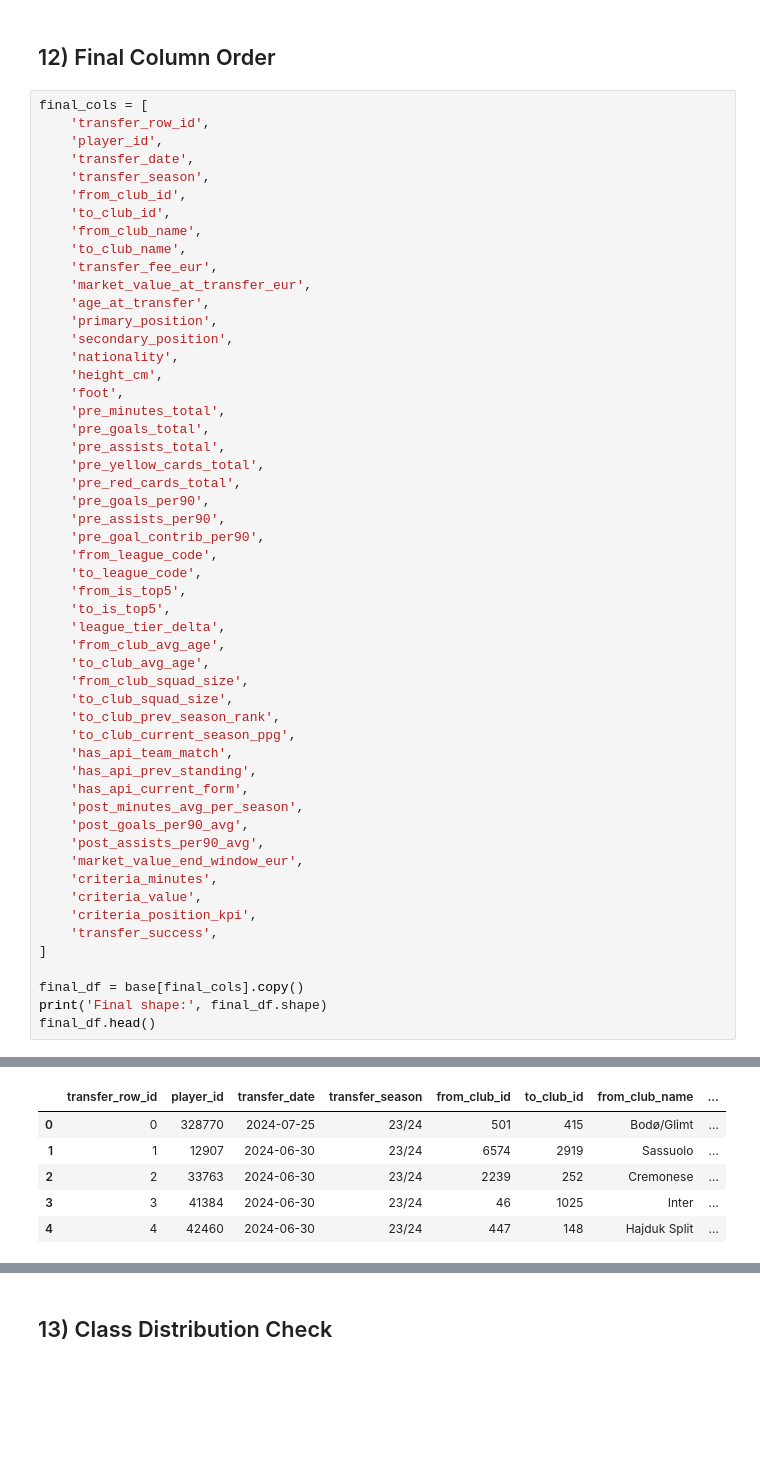
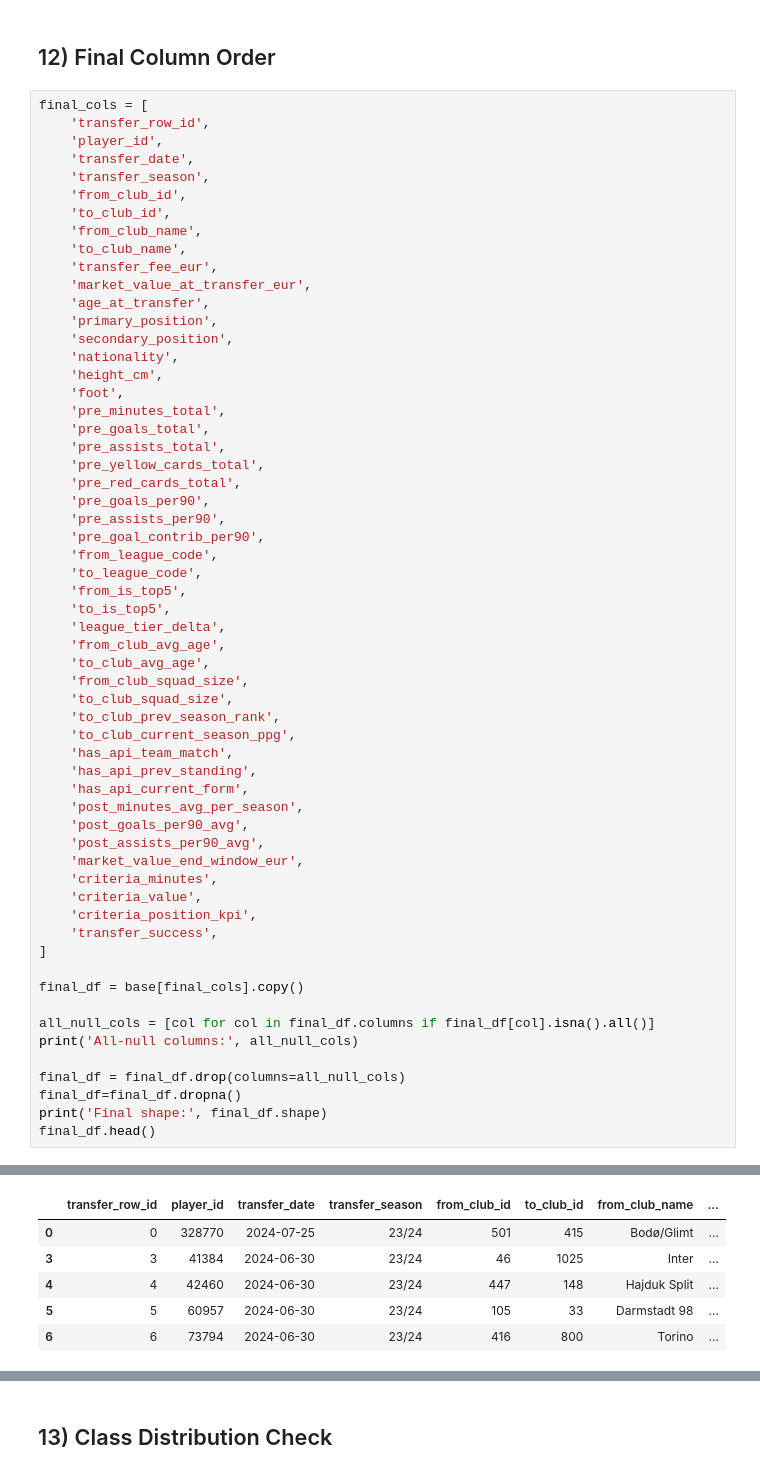
Before and after one commit to kirobaghdad/ScoutRadar, a Jupyter notebook: notebooks/01_build_transfer_success_dataset.ipynb, the cells around one changed output, grey strips where cells are left out. Drawn from its saved outputs; the diff is of its cells as text; blank space fills up the shorter version.

```diff
--- a/notebooks/01_build_transfer_success_dataset.ipynb
+++ b/notebooks/01_build_transfer_success_dataset.ipynb
@@ -378,6 +400,12 @@ final_cols = [
 ]
 
 final_df = base[final_cols].copy()
+
+all_null_cols = [col for col in final_df.columns if final_df[col].isna().all()]
+print('All-null columns:', all_null_cols)
+
+final_df = final_df.drop(columns=all_null_cols)
+final_df=final_df.dropna()
 print('Final shape:', final_df.shape)
 final_df.head()
 # %% [output]
@@ -385,6 +414,6 @@ Final shape: (4995, 46)
 |  | transfer_row_id | player_id | transfer_date | transfer_season | from_club_id | to_club_id | from_club_name | ... |
 | 0 | 0 | 328770 | 2024-07-25 | 23/24 | 501 | 415 | Bodø/Glimt | ... |
-| 1 | 1 | 12907 | 2024-06-30 | 23/24 | 6574 | 2919 | Sassuolo | ... |
-| 2 | 2 | 33763 | 2024-06-30 | 23/24 | 2239 | 252 | Cremonese | ... |
 | 3 | 3 | 41384 | 2024-06-30 | 23/24 | 46 | 1025 | Inter | ... |
 | 4 | 4 | 42460 | 2024-06-30 | 23/24 | 447 | 148 | Hajduk Split | ... |
+| 5 | 5 | 60957 | 2024-06-30 | 23/24 | 105 | 33 | Darmstadt 98 | ... |
+| 6 | 6 | 73794 | 2024-06-30 | 23/24 | 416 | 800 | Torino | ... |
```
Also changed, not shown: parts of 6 cells of this notebook, 1 other file.
